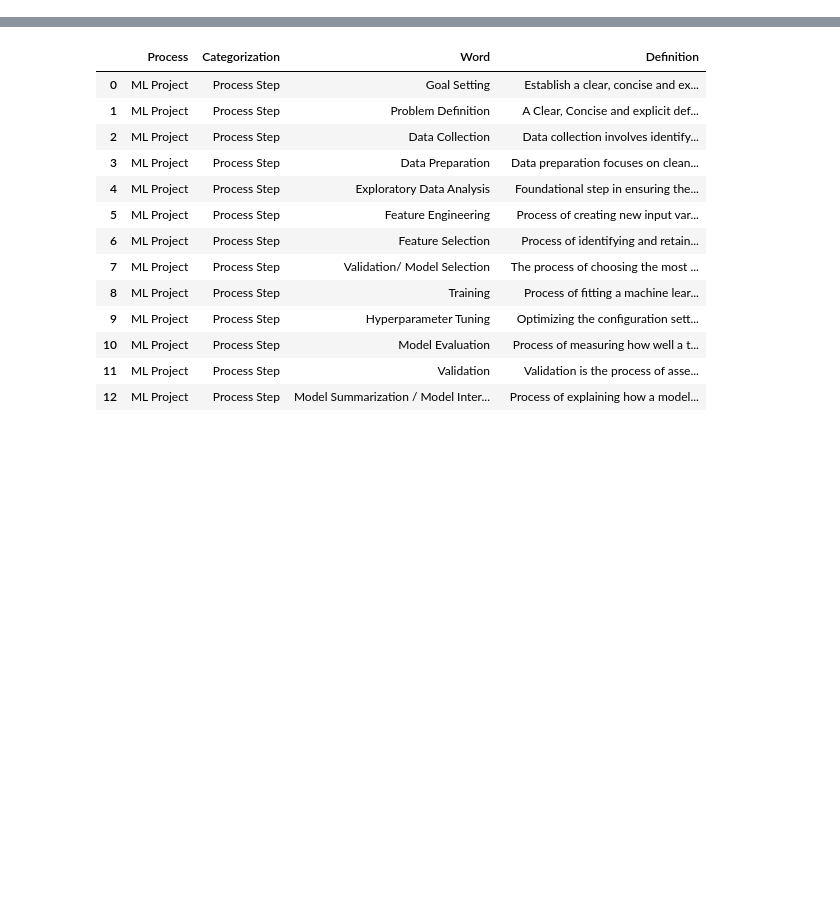
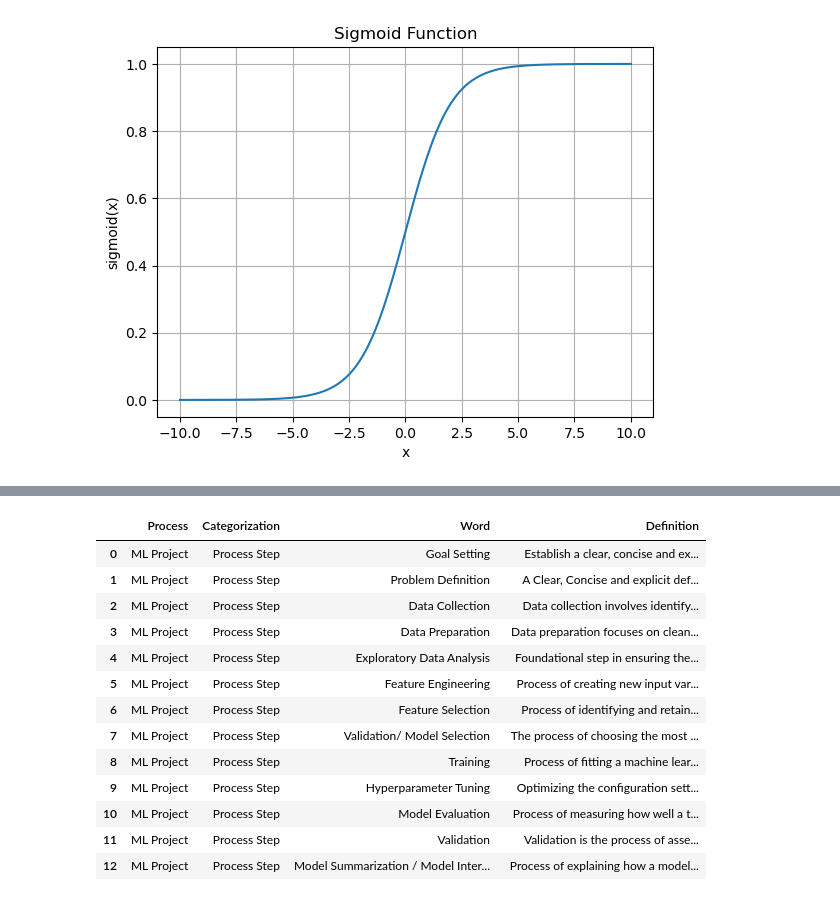
Before and after one commit to derek-dewald/Python_Tools, a Jupyter notebook: JupyterNotebooks/Daily Sheet.ipynb, the cells around one changed output, grey strips where cells are left out. Cells and saved outputs as stored; diff of their text form; code cells hidden in the pictures; blank space fills up the shorter version.

```diff
--- a/JupyterNotebooks/Daily Sheet.ipynb
+++ b/JupyterNotebooks/Daily Sheet.ipynb
@@ -0,0 +59,43 @@
+# %%
+
+
+import numpy as np
+import matplotlib.pyplot as plt
+
+def sigmoid(x):
+    """
+    Compute the sigmoid of x
+
+    Arguments:
+    x -- A scalar or numpy array of any size
+
+    Return:
+    s -- sigmoid(x)
+    """
+
+    s = 1/(1+np.exp(-x))
+
+    return s
+
+
+# Generate values for x
+x = np.linspace(-10, 10, 200)
+
+# Compute sigmoid values
+y = sigmoid(x)
+
+# Plot the curve
+plt.figure()
+plt.plot(x, y)
+
+# Labels and title
+plt.title("Sigmoid Function")
+plt.xlabel("x")
+plt.ylabel("sigmoid(x)")
+
+# Optional grid
+plt.grid(True)
+
+plt.show()
+# %% [output]
+[figure, added]
```
Also changed, not shown: parts of 28 cells of this notebook, 49 other files.
